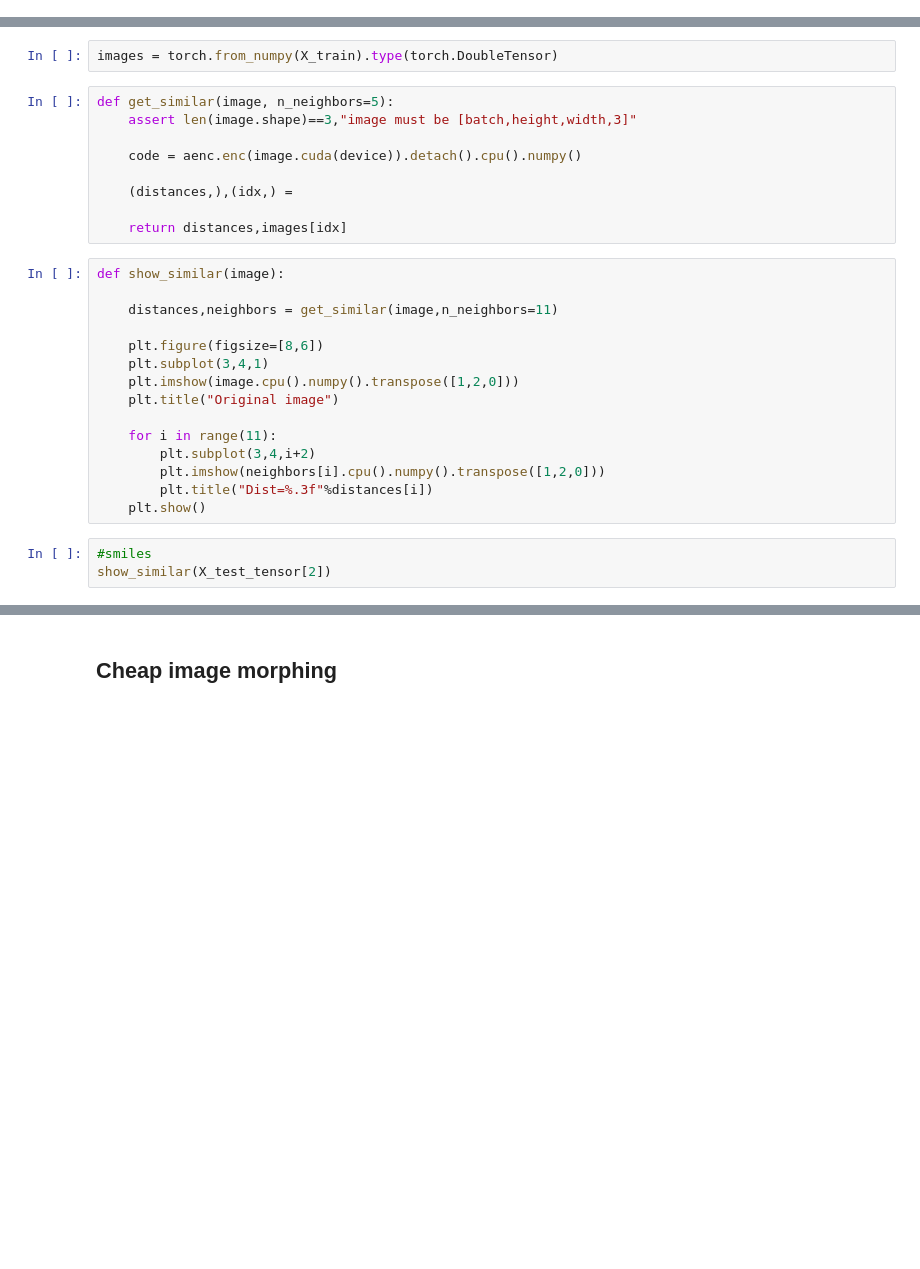
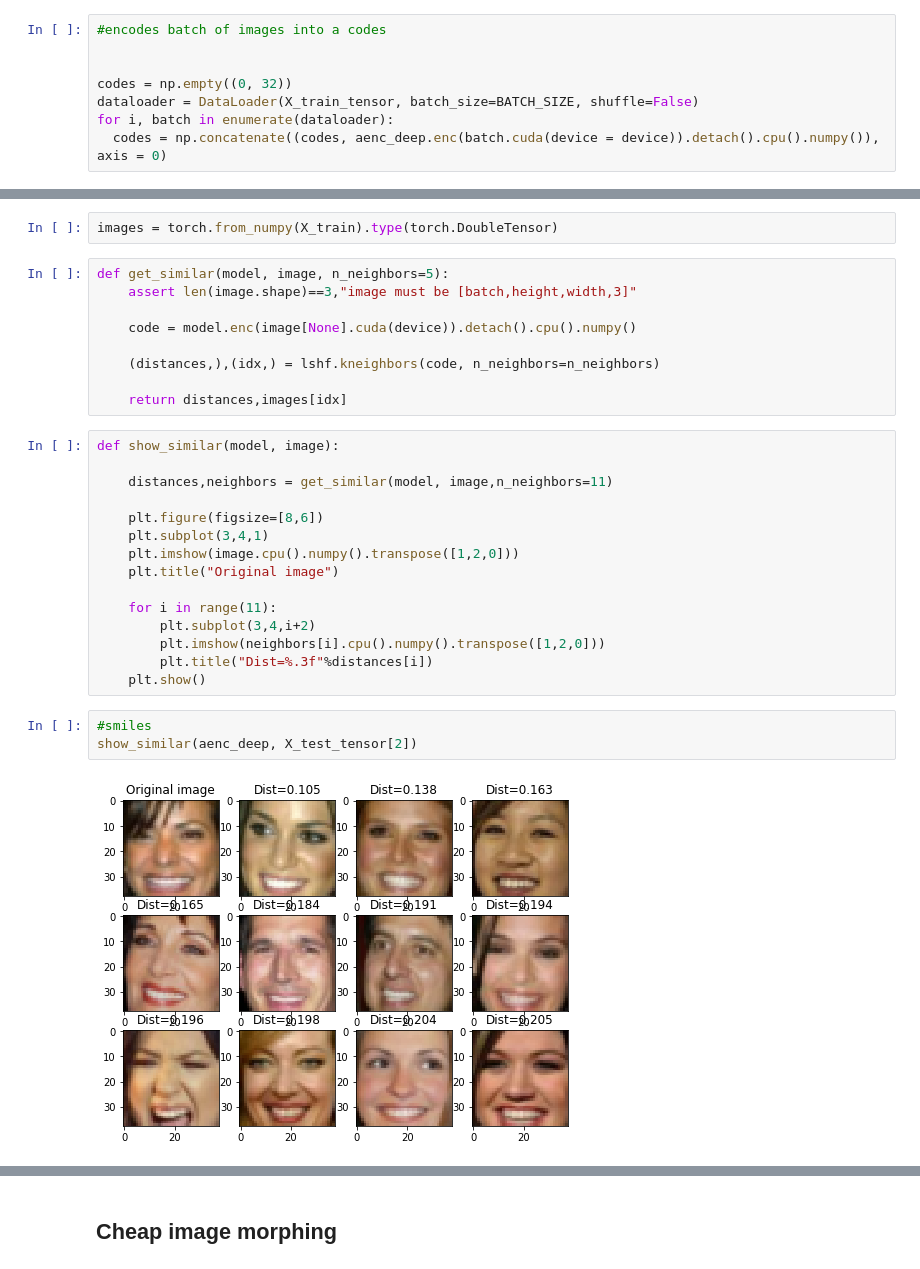
Before and after one commit to Radi4/DL_colab, a Jupyter notebook: homework03_part2_autoencoders_basic.ipynb, the cells around one changed output, grey strips where cells are left out. Cells and saved outputs as stored; diff of their text form; blank space fills up the shorter version.

```diff
--- a/homework03_part2_autoencoders_basic.ipynb
+++ b/homework03_part2_autoencoders_basic.ipynb
@@ -537,3 +503,11 @@ RuntimeError: ignored
+# %%
+#encodes batch of images into a codes
+
+
+codes = np.empty((0, 32))
+dataloader = DataLoader(X_train_tensor, batch_size=BATCH_SIZE, shuffle=False)
+for i, batch in enumerate(dataloader):
+  codes = np.concatenate((codes, aenc_deep.enc(batch.cuda(device = device)).detach().cpu().numpy()), axis = 0)
 # %%
 assert codes.shape[0] == X_train_tensor.shape[0]
 # %%
@@ -542,18 +516,18 @@ lshf = LSHForest(n_estimators=50).fit(codes)
 # %%
 images = torch.from_numpy(X_train).type(torch.DoubleTensor)
 # %%
-def get_similar(image, n_neighbors=5):
+def get_similar(model, image, n_neighbors=5):
     assert len(image.shape)==3,"image must be [batch,height,width,3]"
 
-    code = aenc.enc(image.cuda(device)).detach().cpu().numpy()
+    code = model.enc(image[None].cuda(device)).detach().cpu().numpy()
 
-    (distances,),(idx,) =
+    (distances,),(idx,) = lshf.kneighbors(code, n_neighbors=n_neighbors)
 
     return distances,images[idx]
 # %%
-def show_similar(image):
+def show_similar(model, image):
 
-    distances,neighbors = get_similar(image,n_neighbors=11)
+    distances,neighbors = get_similar(model, image,n_neighbors=11)
 
     plt.figure(figsize=[8,6])
     plt.subplot(3,4,1)
@@ -567,6 +541,8 @@ def show_similar(image):
     plt.show()
 # %%
 #smiles
-show_similar(X_test_tensor[2])
+show_similar(aenc_deep, X_test_tensor[2])
+# %% [output]
+[figure, added]
 # %%
 #ethnicity
```
Also changed, not shown: parts of 11 cells of this notebook.
